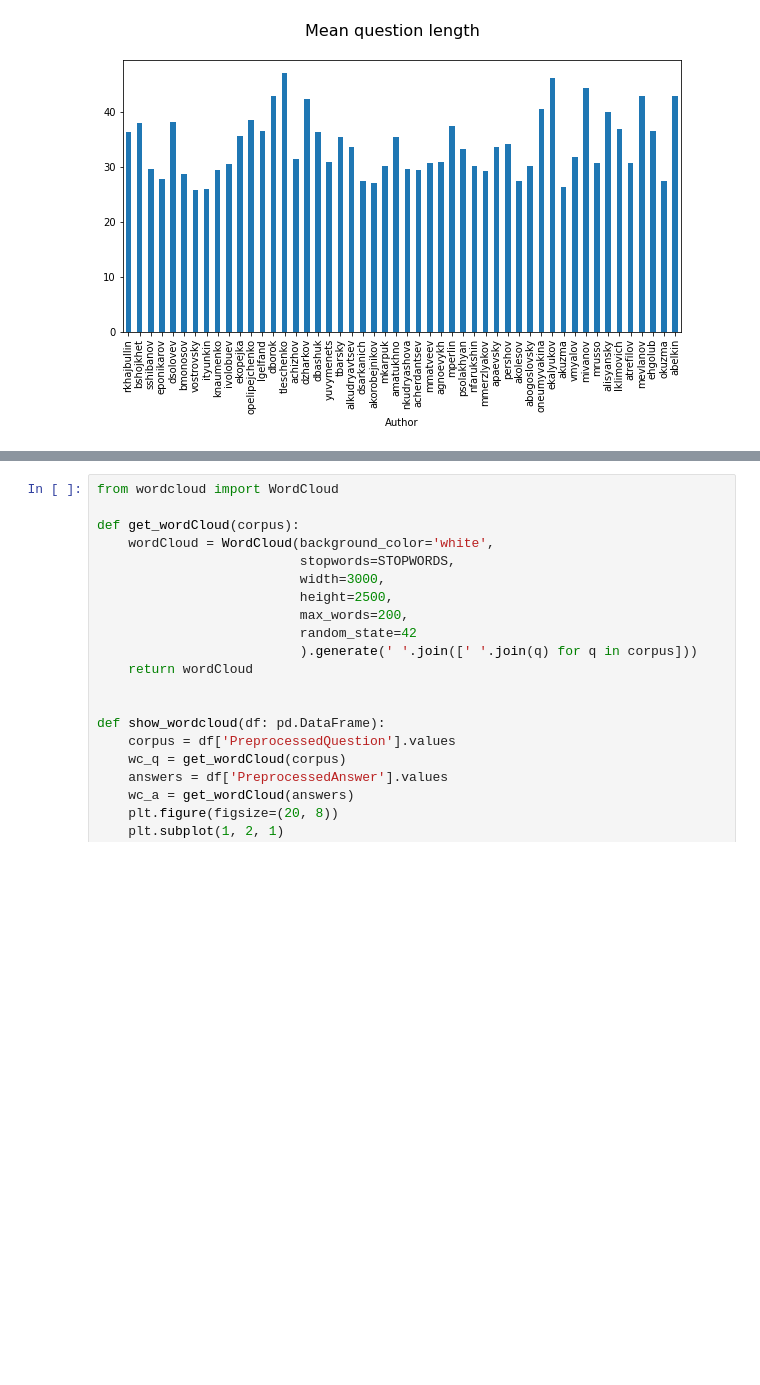
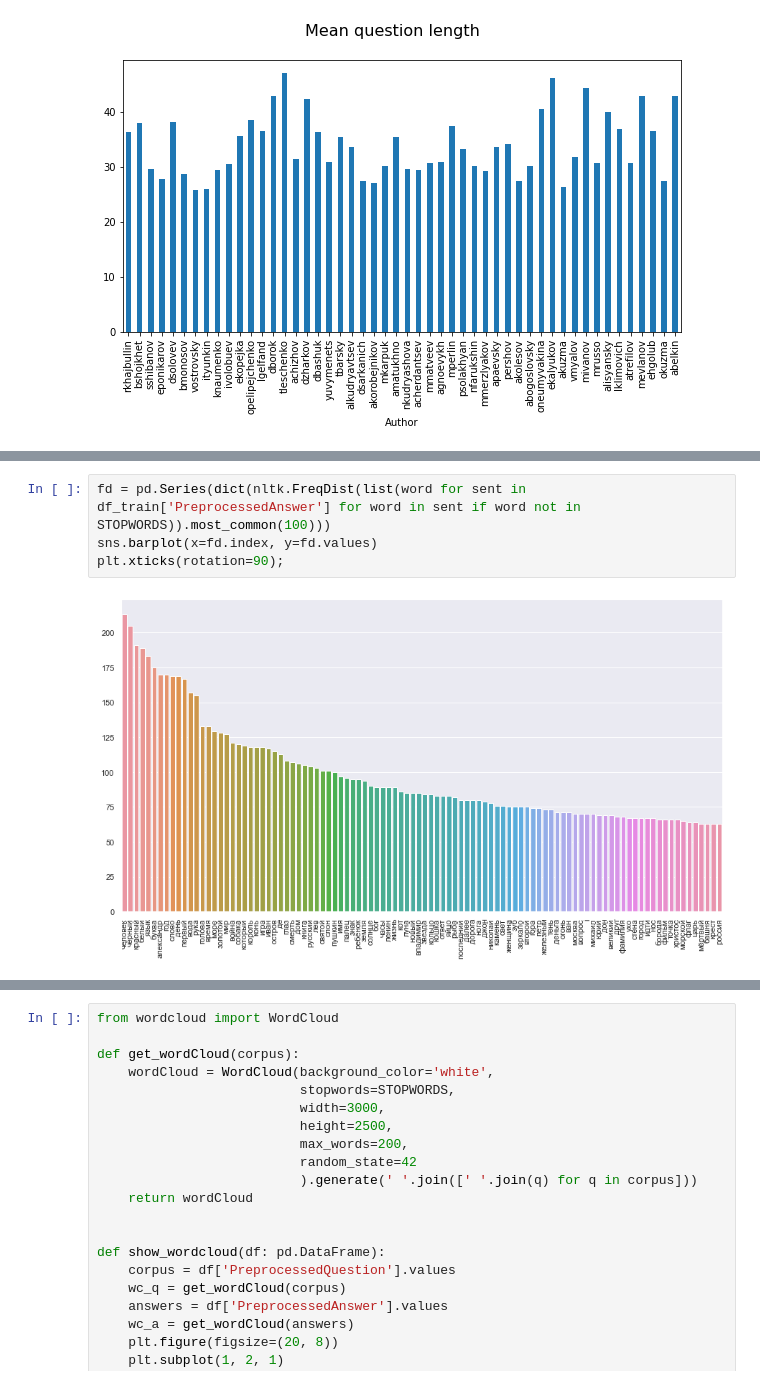
Before and after one commit to mary-el/nlp, a Jupyter notebook: main.ipynb, the cells around one changed output, grey strips where cells are left out. Saved outputs shown, nothing was run; the diff lists cells and outputs as text; blank space fills up the shorter version.

```diff
--- a/main.ipynb
+++ b/main.ipynb
@@ -376,0 +389,6 @@ q_len.plot(kind='bar')
+# %%
+fd = pd.Series(dict(nltk.FreqDist(list(word for sent in df_train['PreprocessedAnswer'] for word in sent if word not in STOPWORDS)).most_common(100)))
+sns.barplot(x=fd.index, y=fd.values)
+plt.xticks(rotation=90);
+# %% [output]
+[figure, added]
```
Also changed, not shown: parts of 30 cells of this notebook.
